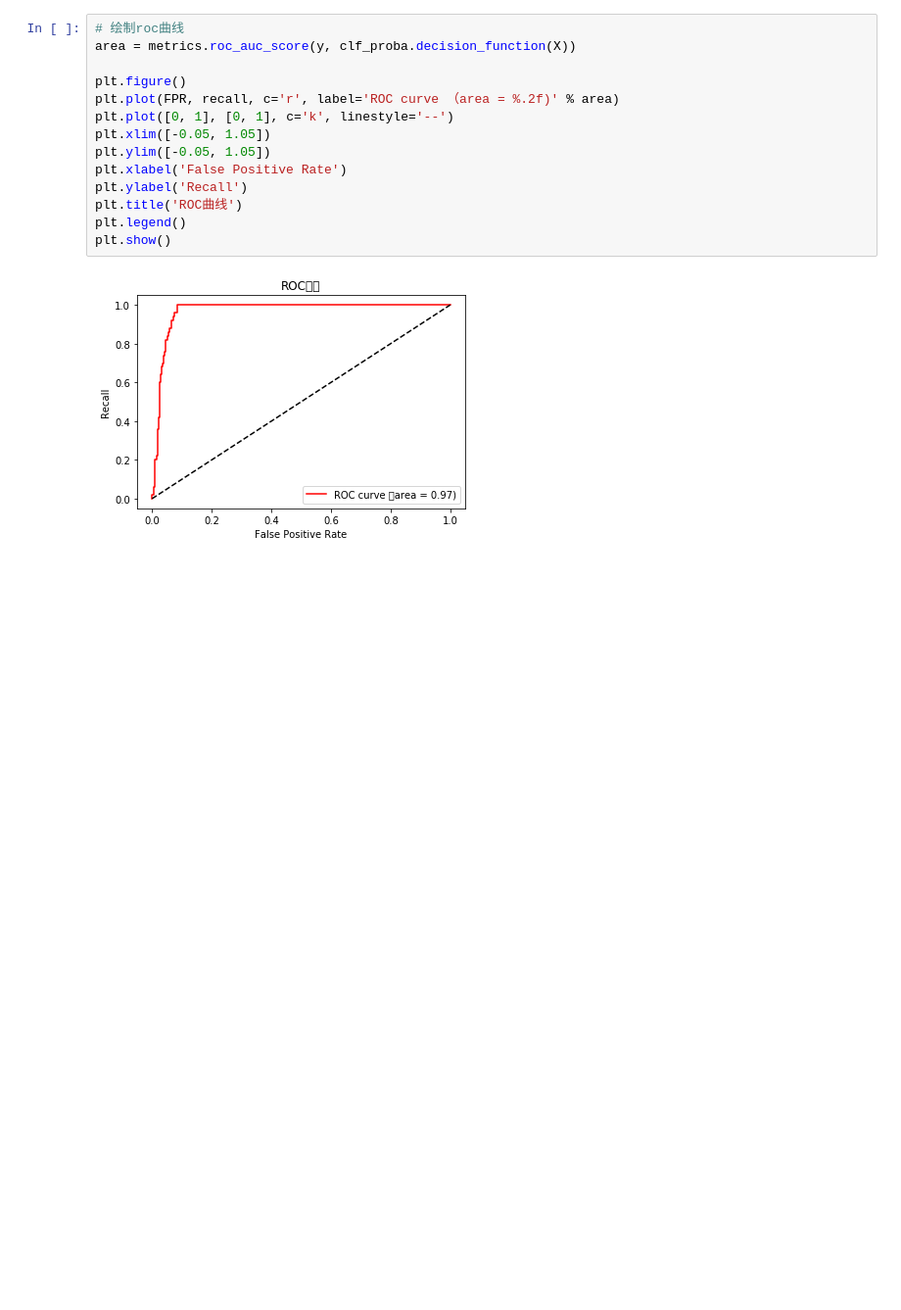
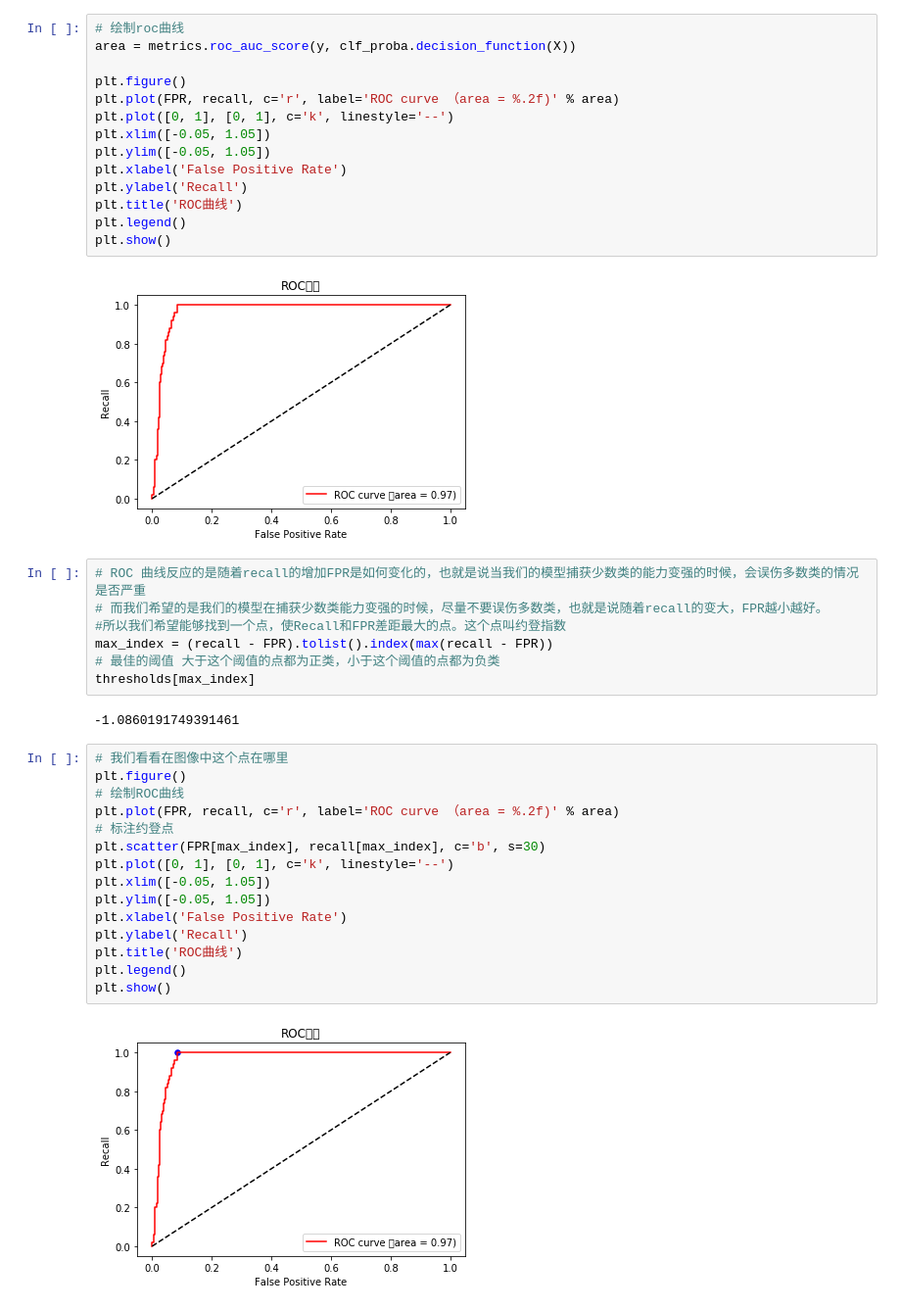
Before and after one commit to appbanana/MachineLearningAction, a Jupyter notebook: scikit-learn/svm/09-roc曲线相关问题.ipynb, the cells around one changed output. Shown at 98% size. Saved outputs shown, nothing was run; the diff lists cells and outputs as text; blank space fills up the shorter version.

```diff
--- a/scikit-learn/svm/09-roc曲线相关问题.ipynb
+++ b/scikit-learn/svm/09-roc曲线相关问题.ipynb
@@ -244,3 +244,29 @@ plt.legend()
 plt.show()
 # %% [output]
 [figure]
+# %%
+# ROC 曲线反应的是随着recall的增加FPR是如何变化的，也就是说当我们的模型捕获少数类的能力变强的时候，会误伤多数类的情况是否严重
+# 而我们希望的是我们的模型在捕获少数类能力变强的时候，尽量不要误伤多数类，也就是说随着recall的变大，FPR越小越好。
+#所以我们希望能够找到一个点，使Recall和FPR差距最大的点。这个点叫约登指数
+max_index = (recall - FPR).tolist().index(max(recall - FPR))
+# 最佳的阈值 大于这个阈值的点都为正类，小于这个阈值的点都为负类
+thresholds[max_index]
+# %% [output]
+-1.0860191749391461
+# %%
+# 我们看看在图像中这个点在哪里
+plt.figure()
+# 绘制ROC曲线
+plt.plot(FPR, recall, c='r', label='ROC curve （area = %.2f)' % area)
+# 标注约登点
+plt.scatter(FPR[max_index], recall[max_index], c='b', s=30)
+plt.plot([0, 1], [0, 1], c='k', linestyle='--')
+plt.xlim([-0.05, 1.05])
+plt.ylim([-0.05, 1.05])
+plt.xlabel('False Positive Rate')
+plt.ylabel('Recall')
+plt.title('ROC曲线')
+plt.legend()
+plt.show()
+# %% [output]
+[figure, added]
```
Also changed, not shown: parts of 2 cells of this notebook, 10 other files.
